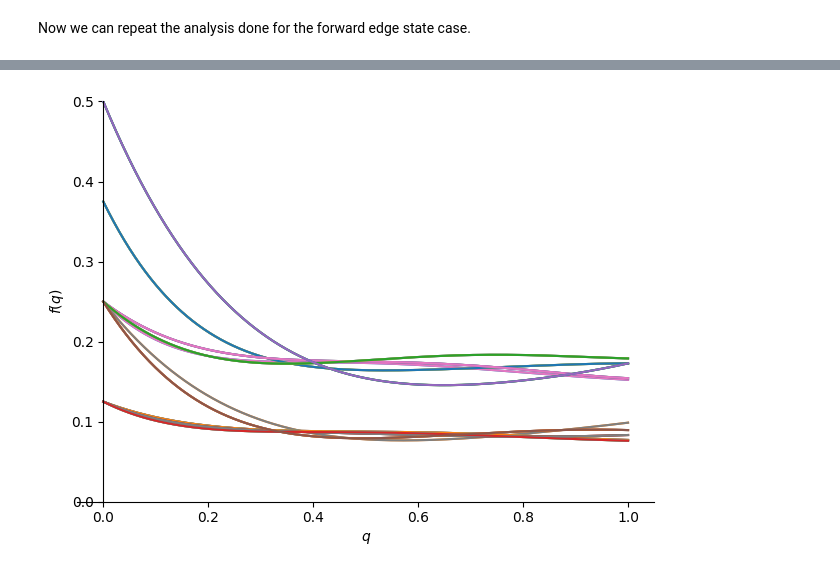
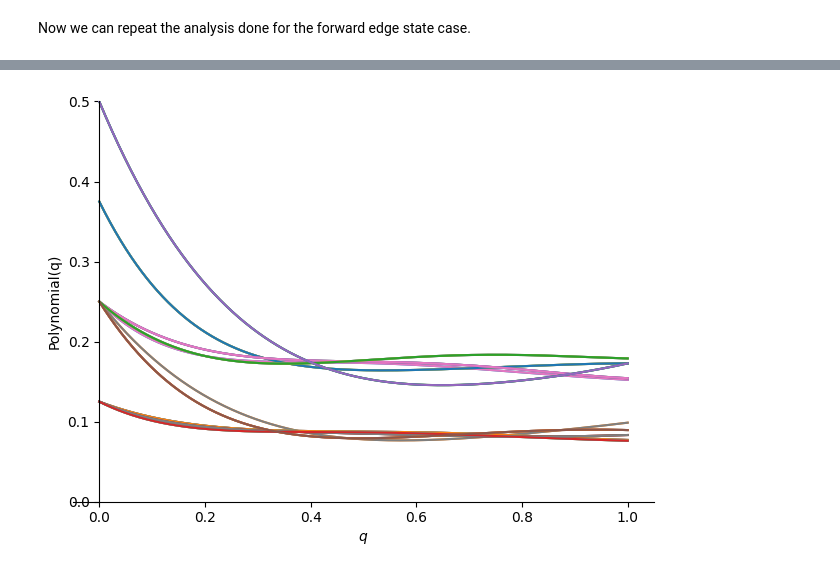
Before and after one commit to dwillhalm/sudoku_number, a Jupyter notebook: matrix_calcs.ipynb, the cells around one changed output, grey strips where cells are left out. Saved outputs shown, nothing was run; the diff lists cells and outputs as text; code cells hidden in the pictures.

```diff
--- a/matrix_calcs.ipynb
+++ b/matrix_calcs.ipynb
@@ -259,12 +259,13 @@ $\displaystyle \left[\begin{matrix}\frac{- 704 q^{5} + 2544 q^{4} - 3474 q^{3} +
 # %%
 p = sp.plotting.plot(lower_bound_max_Q_bal_5_Q_bal_6_forward_polynomial[0,0], (q, 0, 1), show=False)
 
 for i in range(18):
     for j in range(2):
         if i>0 or j>0:
             p.extend(sp.plotting.plot(lower_bound_max_Q_bal_5_Q_bal_6_forward_polynomial[i,j], (q, 0, 1), show=False))
 p.ylim = (0, 0.5)
 p.axis_center = (0, 0)
+p.ylabel = "Polynomial(q)"
 p.show()
 # %% [output]
-[figure, old version]
+[figure, new version]
```
Also changed, not shown: parts of 1 cell of this notebook.
